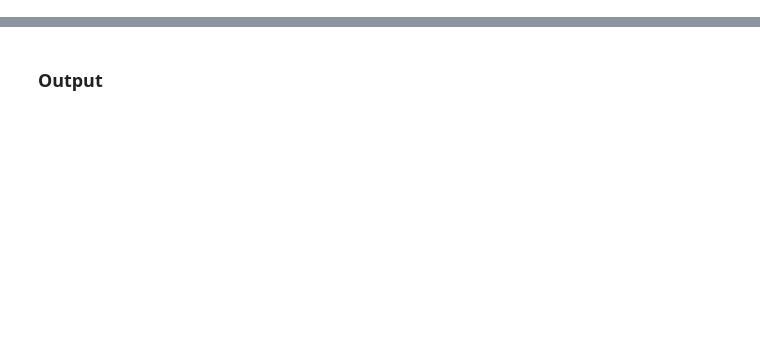
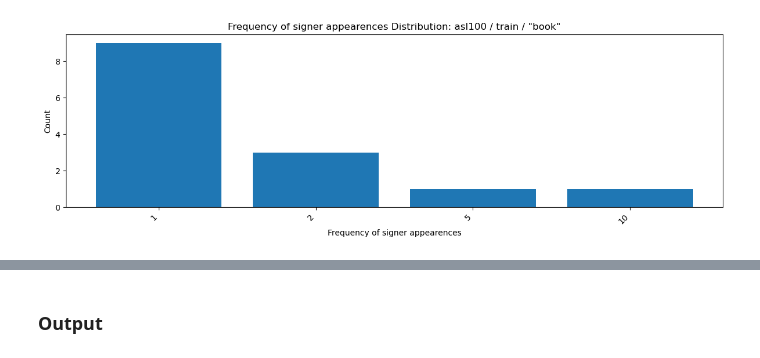
Before and after one commit to 0p3nTheSauce/SLR, a Jupyter notebook: code/wlasl_stats2.ipynb, the cells around one changed output, grey strips where cells are left out. Drawn from its saved outputs; the diff is of its cells as text; code cells hidden in the pictures; blank space fills up the shorter version.

```diff
--- a/code/wlasl_stats2.ipynb
+++ b/code/wlasl_stats2.ipynb
@@ -76,0 +228,12 @@ classes = json.load(open(CLASSES_PATH))
+# %%
+count_frequencies = stats.make_histogram(histogram.values())
+plot_distribution(
+    count_frequencies,
+    gloss=ex_gloss['gloss'],
+    set_name=set_name,
+    split_name=split_name,
+    metric='Frequency of signer appearences',
+    categorical=True
+)
+# %% [output]
+[figure, added]
```
Also changed, not shown: parts of 71 cells of this notebook, 5 other files.
